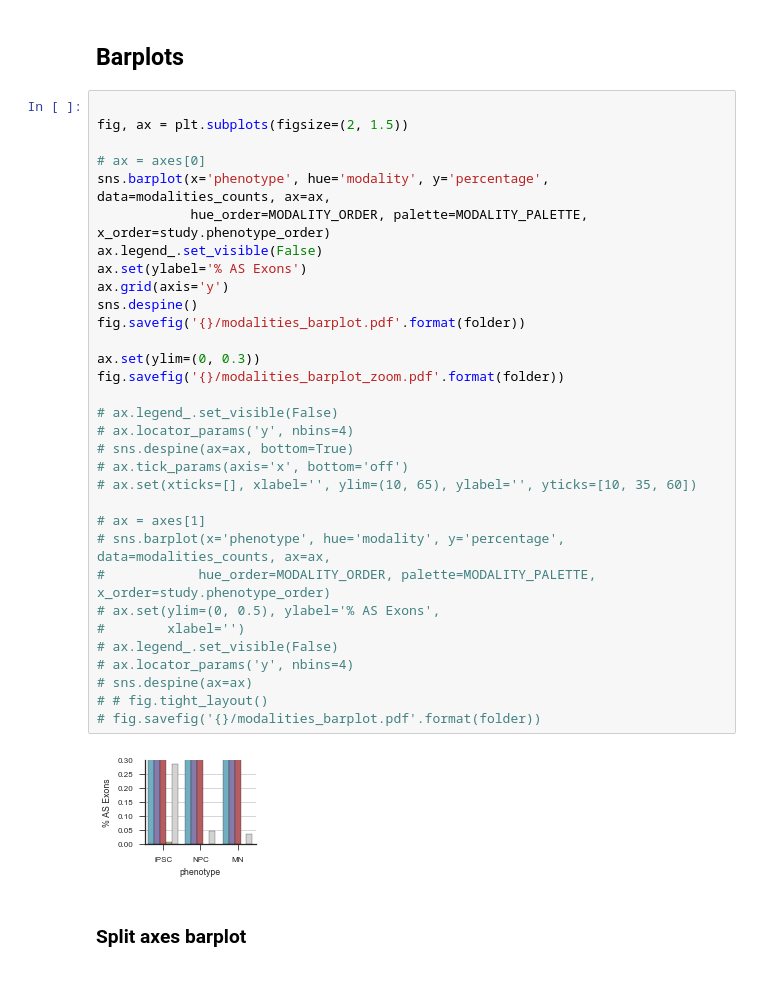
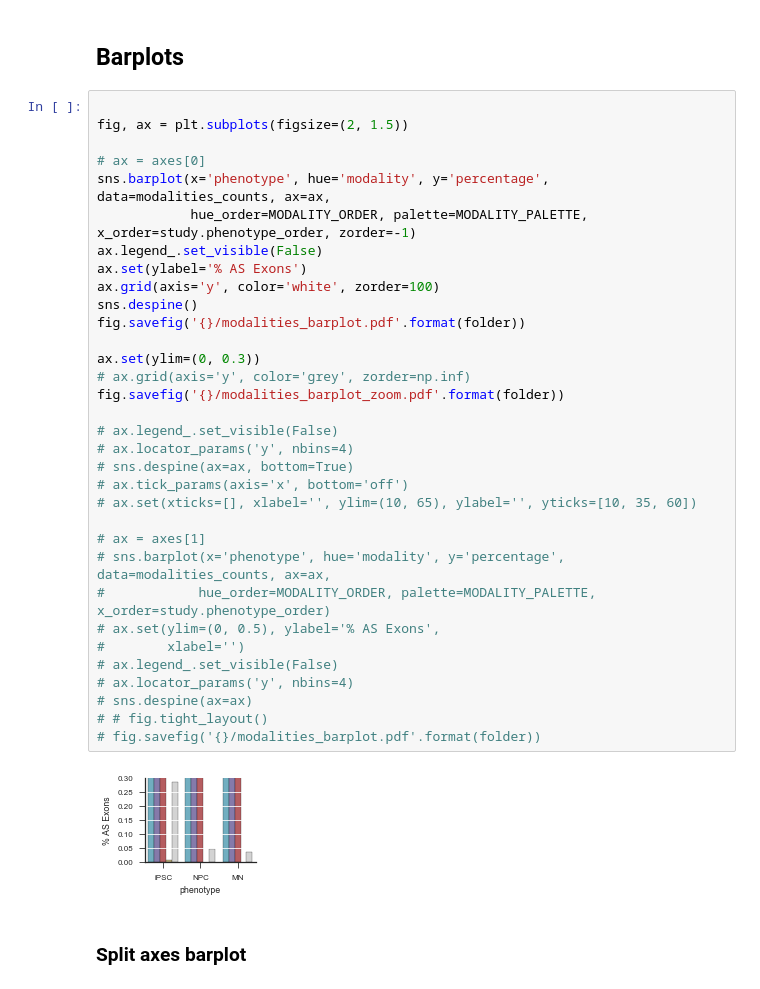
Before and after one commit to YeoLab/singlecell_pnm, a Jupyter notebook: 2._Figure_2/2.2_Figure_2,_part_2_global_modality_stats.ipynb, the cells around one changed output. Drawn from its saved outputs; the diff is of its cells as text.

Commit message:
add white gridlines to barplots

```diff
--- a/2._Figure_2/2.2_Figure_2,_part_2_global_modality_stats.ipynb
+++ b/2._Figure_2/2.2_Figure_2,_part_2_global_modality_stats.ipynb
@@ -118,36 +120,37 @@ from anchor import MODALITY_ORDER, MODALITY_PALETTE, MODALITY_TO_COLOR
 
 fig, ax = plt.subplots(figsize=(2, 1.5))
 
 # ax = axes[0]
 sns.barplot(x='phenotype', hue='modality', y='percentage', data=modalities_counts, ax=ax,
-            hue_order=MODALITY_ORDER, palette=MODALITY_PALETTE, x_order=study.phenotype_order)
+            hue_order=MODALITY_ORDER, palette=MODALITY_PALETTE, x_order=study.phenotype_order, zorder=-1)
 ax.legend_.set_visible(False)
 ax.set(ylabel='% AS Exons')
-ax.grid(axis='y')
+ax.grid(axis='y', color='white', zorder=100)
 sns.despine()
 fig.savefig('{}/modalities_barplot.pdf'.format(folder))
 
 ax.set(ylim=(0, 0.3))
+# ax.grid(axis='y', color='grey', zorder=np.inf)
 fig.savefig('{}/modalities_barplot_zoom.pdf'.format(folder))
 
 # ax.legend_.set_visible(False)
 # ax.locator_params('y', nbins=4)
 # sns.despine(ax=ax, bottom=True)
 # ax.tick_params(axis='x', bottom='off')
 # ax.set(xticks=[], xlabel='', ylim=(10, 65), ylabel='', yticks=[10, 35, 60])
 
 # ax = axes[1]
 # sns.barplot(x='phenotype', hue='modality', y='percentage', data=modalities_counts, ax=ax,
 #            hue_order=MODALITY_ORDER, palette=MODALITY_PALETTE, x_order=study.phenotype_order)
 # ax.set(ylim=(0, 0.5), ylabel='% AS Exons',
 #        xlabel='')
 # ax.legend_.set_visible(False)
 # ax.locator_params('y', nbins=4)
 # sns.despine(ax=ax)
 # # fig.tight_layout()
 # fig.savefig('{}/modalities_barplot.pdf'.format(folder))
 # %% [output]
-[figure, old version]
+[figure, new version]
 # %% [markdown]
 ### Split axes barplot
 # %%
```
Also changed, not shown: parts of 2 cells of this notebook, 9 other files.
